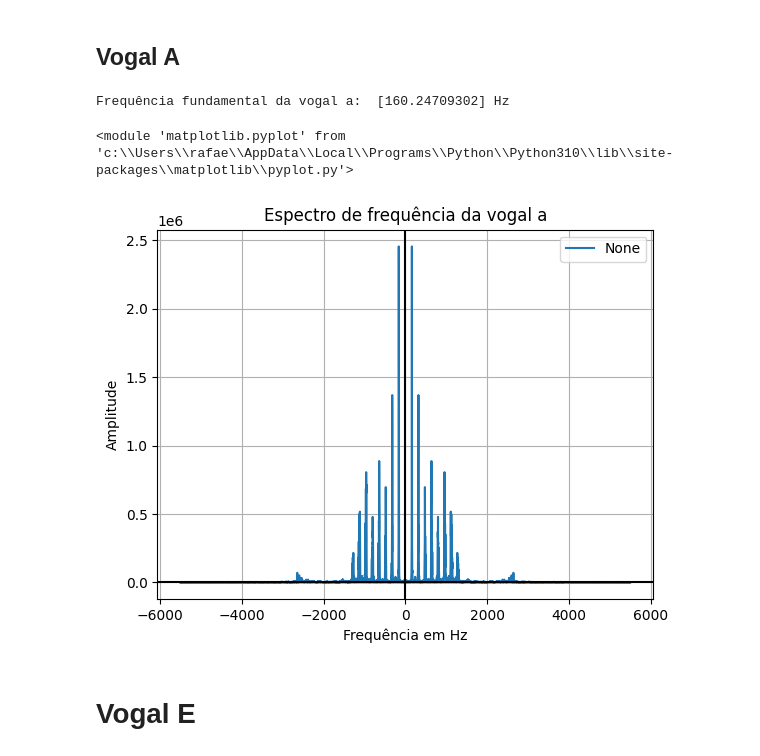
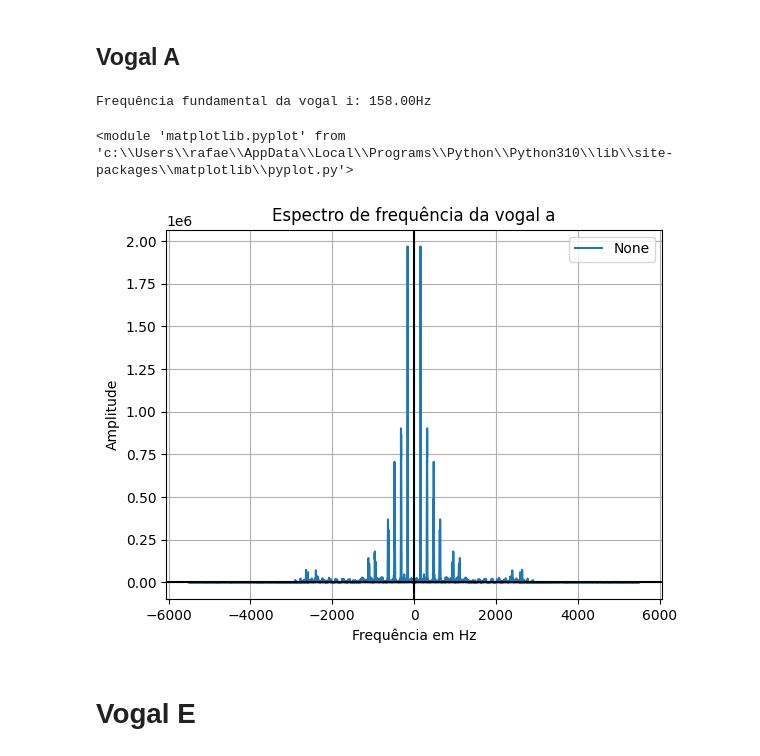
Before and after one commit to Rubiozito/Sistemas-e-Sinais, a Jupyter notebook: Trabalho_Final_sinais/Tfinal_sinais.ipynb, the cells around one changed output. Drawn from its saved outputs; the diff is of its cells as text; code cells hidden in the pictures.

```diff
--- a/Trabalho_Final_sinais/Tfinal_sinais.ipynb
+++ b/Trabalho_Final_sinais/Tfinal_sinais.ipynb
@@ -45,10 +74,9 @@ def calcular_laplace(b, c, amp):
 ## Vizualizando as vogais
 # %%
 #Vogal A
-fs_a, Vg_a = wav.read('2 - Fourier_Vogais_a.wav')
-length_a = Vg_a.shape[0] / fs_a
-time_a = np.linspace(0., length_a, Vg_a.shape[0])
-plotar_grafico(time_a, Vg_a, 'Sinal de áudio da volgal a', label_x='Tempo em segundos', label_y='Amplitude')
+fs_a, Vg_a = wav.read('2 - Fourier_Vogais_e.wav')
+Na, T1a, Tvga, Pico_a, Ttot_a = extrai_vogal(fs_a, Vg_a, 'A')
+plotar_grafico(Tvga, Vg_a, 'Sinal de áudio da volgal A', label_x='Tempo em segundos', label_y='Amplitude')
 Audio(Vg_a, rate=fs_a)
 # %% [output]
 [interactive output not drawn]
@@ -67,14 +92,0 @@ Audio(Vg_e, rate=fs_e)
-# %%
-#Vogal A
-Na = len(Vg_a) #numero de pontos na vogal
-T1 = 1/fs_a #periodo da amostra
-Ta = (Na-1)*T1 #tempo total da vogal
-Pico_a = max(abs(Vg_a)) #valor maximo da vogal
-temp_a = np.linspace(0, Ta, Na) #vetor de tempo da vogal
-
-#Vogal E
-Ne = len(Vg_e) #numero de pontos na vogal
-T1 = 1/fs_e #periodo da amostra
-Te = (Ne-1)*T1 #tempo total da vogal
-Pico_e = max(abs(Vg_e)) #valor maximo da vogal
-temp_e = np.linspace(0, Te, Ne) #vetor de tempo da vogal
@@ -89,0 +122,20 @@ Vg_ep = Vg_e*Jh_e #sinal janelado
+# %%
+#Vogal A ponderada
+Vg_ap = ponderar_vogal(Na, Vg_a)
+plotar_grafico(Tvga, Vg_ap, 'Sinal de áudio da volgal A ponderada', label_x='Tempo em segundos', label_y='Amplitude')
+
+#Vogal E ponderada
+Vg_ep = ponderar_vogal(Ne, Vg_e)
+plotar_grafico(Tvge, Vg_ep, 'Sinal de áudio da volgal E ponderada', label_x='Tempo em segundos', label_y='Amplitude')
+
+#Vogal I ponderada
+Vg_ip = ponderar_vogal(Ni, Vg_i)
+plotar_grafico(Tvgi, Vg_ip, 'Sinal de áudio da volgal I ponderada', label_x='Tempo em segundos', label_y='Amplitude')
+
+#Vogal O ponderada
+Vg_op = ponderar_vogal(No, Vg_o)
+plotar_grafico(Tvgo, Vg_op, 'Sinal de áudio da volgal O ponderada', label_x='Tempo em segundos', label_y='Amplitude')
+
+#Vogal U ponderada
+Vg_up = ponderar_vogal(Nu, Vg_u)
+plotar_grafico(Tvgu, Vg_up, 'Sinal de áudio da volgal U ponderada', label_x='Tempo em segundos', label_y='Amplitude')
@@ -93,14 +147,14 @@ Vg_ep = Vg_e*Jh_e #sinal janelado
 ## Vogal A
 # %%
 Fourier_a = np.fft.fft(Vg_ap) #transformada de fourier
-freq_a = np.fft.fftfreq(Na, T1) #vetor de frequencia
+freq_a = np.fft.fftfreq(Na, T1a) #vetor de frequencia
 frequencia_fund_vga = abs(freq_a[np.where(abs(Fourier_a) == max(abs(Fourier_a)))]) #frequencia fundamental da vogal a
-print('Frequência fundamental da vogal a: ', frequencia_fund_vga, 'Hz')
+print(f'Frequência fundamental da vogal i: {frequencia_fund_vga[0]:,.2f}Hz')
 plotar_grafico(freq_a, abs(Fourier_a), 'Espectro de frequência da vogal a', label_x='Frequência em Hz', label_y='Amplitude')
 # %% [output]
-Frequência fundamental da vogal a:  [160.24709302] Hz
+Frequência fundamental da vogal i: 158.00Hz
 <module 'matplotlib.pyplot' from 'c:\\Users\\rafae\\AppData\\Local\\Programs\\Python\\Python310\\lib\\site-packages\\matplotlib\\pyplot.py'>
-[figure, old version]
+[figure, new version]
 # %% [markdown]
 # Vogal E
 # %%
```
Also changed, not shown: parts of 25 cells of this notebook.
